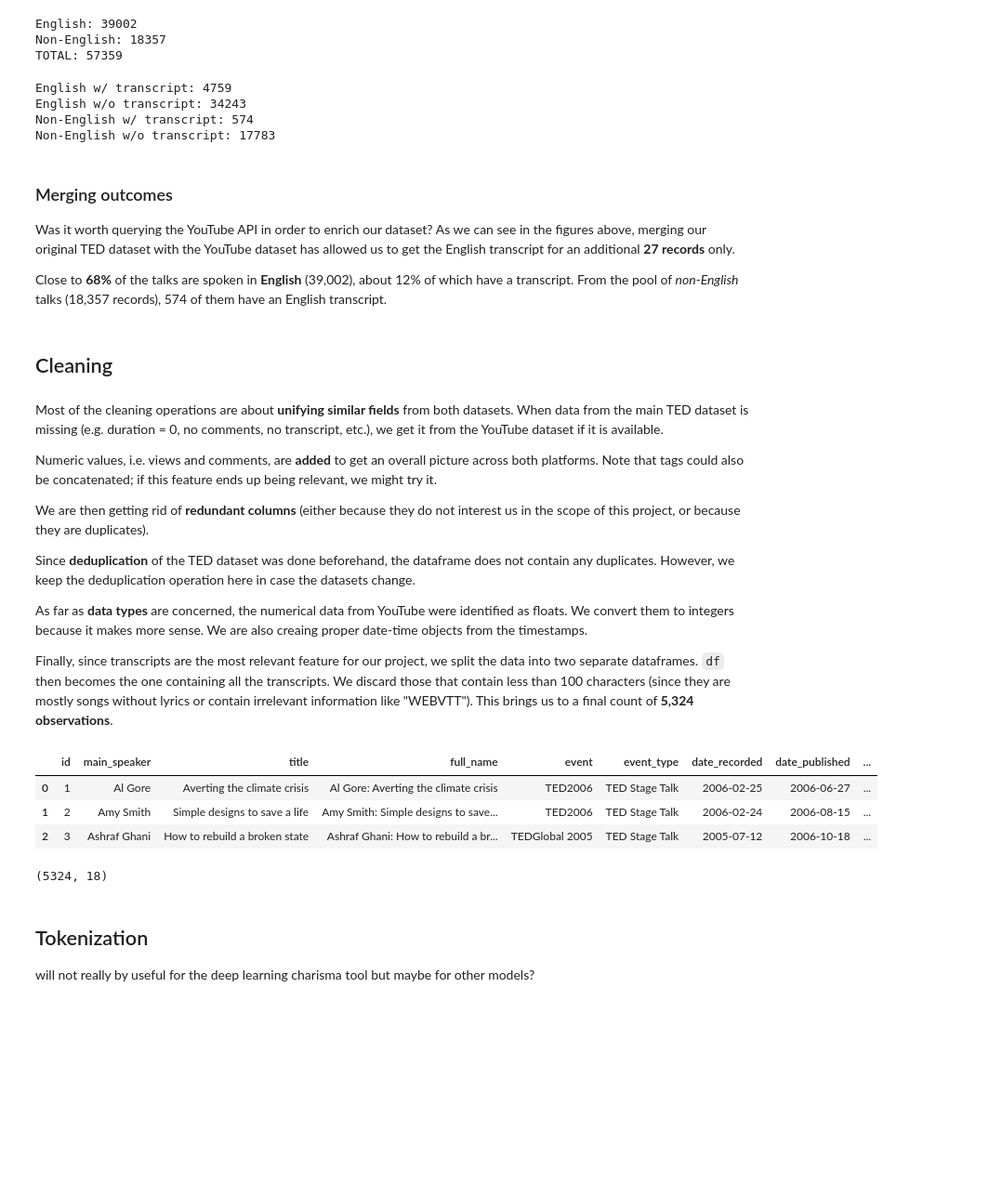
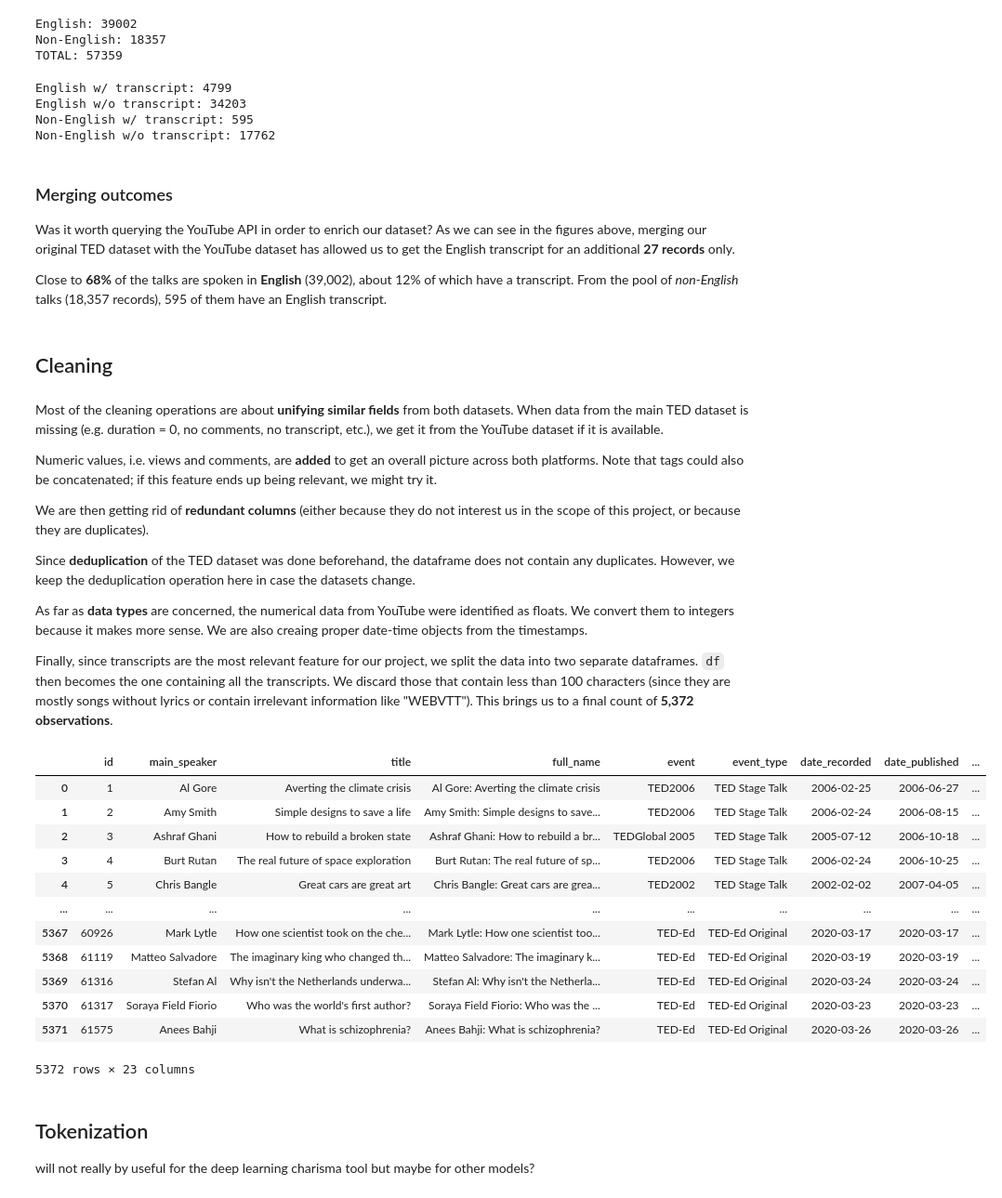
Before and after one commit to spycherf/TEDTalksLeadership, a Jupyter notebook: notebook.ipynb, the cells around one changed output. Shown at 93% size. Drawn from its saved outputs; the diff is of its cells as text; code cells hidden in the pictures; blank space fills up the shorter version.

```diff
--- a/notebook.ipynb
+++ b/notebook.ipynb
@@ -108,10 +112,13 @@ from IPython.display import display
 
 pd.set_option("display.max_columns", None)
 # %%
-ted = pd.read_csv("data/ted/ted_talks_TED_metadata_transcripts.csv")
-yt = pd.read_csv("data/youtube/ted_talks_YT_metadata_transcript.csv")
+ted = pd.read_csv("data/metadata_transcripts/ted/output/ted_talks_TED_metadata_transcripts.csv")
+yt = pd.read_csv("data/metadata_transcripts/youtube/output/ted_talks_YT_metadata_transcript.csv")
+ibm = pd.read_csv("data/personality_profiles/output/personality_profiles_json.csv")
 
-df = ted.merge(yt, how="left", left_on="ext_id", right_on="id", suffixes=("_TED", "_YT"))
+ted_yt = ted.merge(yt, how="left", left_on="ext_id", right_on="id", suffixes=("_TED", "_YT"))
+df = ted_yt.merge(ibm, how="left", left_on="id_TED", right_on="id")
+
 df.head(3)
 # %% [output]
 |  | id_TED | url | main_speaker | title_TED | full_name | event | event_type | description_TED | tags_TED | ... |
@@ -139,16 +146,16 @@ print("English w/o transcript:", df[criteria1 & ~criteria2].shape[0])
 print("Non-English w/ transcript:", df[~criteria1 & criteria2].shape[0])
 print("Non-English w/o transcript:", df[~criteria1 & ~criteria2].shape[0])
 # %% [output]
-English w/ transcript: 4759
-English w/o transcript: 34243
-Non-English w/ transcript: 574
-Non-English w/o transcript: 17783
+English w/ transcript: 4799
+English w/o transcript: 34203
+Non-English w/ transcript: 595
+Non-English w/o transcript: 17762
 # %% [markdown]
 ### Merging outcomes
 
 Was it worth querying the YouTube API in order to enrich our dataset? As we can see in the figures above, merging our original TED dataset with the YouTube dataset has allowed us to get the English transcript for an additional **27 records** only.
 
-Close to **68%** of the talks are spoken in **English** (39,002), about 12% of which have a transcript. From the pool of _non-English_ talks (18,357 records), 574 of them have an English transcript.
+Close to **68%** of the talks are spoken in **English** (39,002), about 12% of which have a transcript. From the pool of _non-English_ talks (18,357 records), 595 of them have an English transcript.
 # %% [markdown]
 ## Cleaning
 # %% [markdown]
@@ -162,20 +169,25 @@ Since **deduplication** of the TED dataset was done beforehand, the dataframe do
 
 As far as **data types** are concerned, the numerical data from YouTube were identified as floats. We convert them to integers because it makes more sense. We are also creaing proper date-time objects from the timestamps.
 
-Finally, since transcripts are the most relevant feature for our project, we split the data into two separate dataframes. `df` then becomes the one containing all the transcripts. We discard those that contain less than 100 characters (since they are mostly songs without lyrics or contain irrelevant information like "WEBVTT"). This brings us to a final count of **5,324 observations**.
+Finally, since transcripts are the most relevant feature for our project, we split the data into two separate dataframes. `df` then becomes the one containing all the transcripts. We discard those that contain less than 100 characters (since they are mostly songs without lyrics or contain irrelevant information like "WEBVTT"). This brings us to a final count of **5,372 observations**.
 # %%
-from cleaning import do_cleaning
-df = do_cleaning(df)
-df.head(3)
+from cleaning import clean
+df = clean(df, export=True)
+df
 # %% [output]
 |  | id | main_speaker | title | full_name | event | event_type | date_recorded | date_published | ... |
 | 0 | 1 | Al Gore | Averting the climate crisis | Al Gore: Averting the climate crisis | TED2006 | TED Stage Talk | 2006-02-25 | 2006-06-27 | ... |
 | 1 | 2 | Amy Smith | Simple designs to save a life | Amy Smith: Simple designs to save... | TED2006 | TED Stage Talk | 2006-02-24 | 2006-08-15 | ... |
 | 2 | 3 | Ashraf Ghani | How to rebuild a broken state | Ashraf Ghani: How to rebuild a br... | TEDGlobal 2005 | TED Stage Talk | 2005-07-12 | 2006-10-18 | ... |
+| 3 | 4 | Burt Rutan | The real future of space exploration | Burt Rutan: The real future of sp... | TED2006 | TED Stage Talk | 2006-02-24 | 2006-10-25 | ... |
+| 4 | 5 | Chris Bangle | Great cars are great art | Chris Bangle: Great cars are grea... | TED2002 | TED Stage Talk | 2002-02-02 | 2007-04-05 | ... |
+| ... | ... | ... | ... | ... | ... | ... | ... | ... | ... |
+| 5367 | 60926 | Mark Lytle | How one scientist took on the che... | Mark Lytle: How one scientist too... | TED-Ed | TED-Ed Original | 2020-03-17 | 2020-03-17 | ... |
+| 5368 | 61119 | Matteo Salvadore | The imaginary king who changed th... | Matteo Salvadore: The imaginary k... | TED-Ed | TED-Ed Original | 2020-03-19 | 2020-03-19 | ... |
+| 5369 | 61316 | Stefan Al | Why isn't the Netherlands underwa... | Stefan Al: Why isn't the Netherla... | TED-Ed | TED-Ed Original | 2020-03-24 | 2020-03-24 | ... |
+| 5370 | 61317 | Soraya Field Fiorio | Who was the world's first author? | Soraya Field Fiorio: Who was the ... | TED-Ed | TED-Ed Original | 2020-03-23 | 2020-03-23 | ... |
+| 5371 | 61575 | Anees Bahji | What is schizophrenia? | Anees Bahji: What is schizophrenia? | TED-Ed | TED-Ed Original | 2020-03-26 | 2020-03-26 | ... |
+5372 rows × 23 columns
-# %%
-df.shape
-# %% [output]
-(5324, 18)
 # %% [markdown]
 ## Tokenization
 
```
Also changed, not shown: parts of 4 cells of this notebook, 1 other file.
